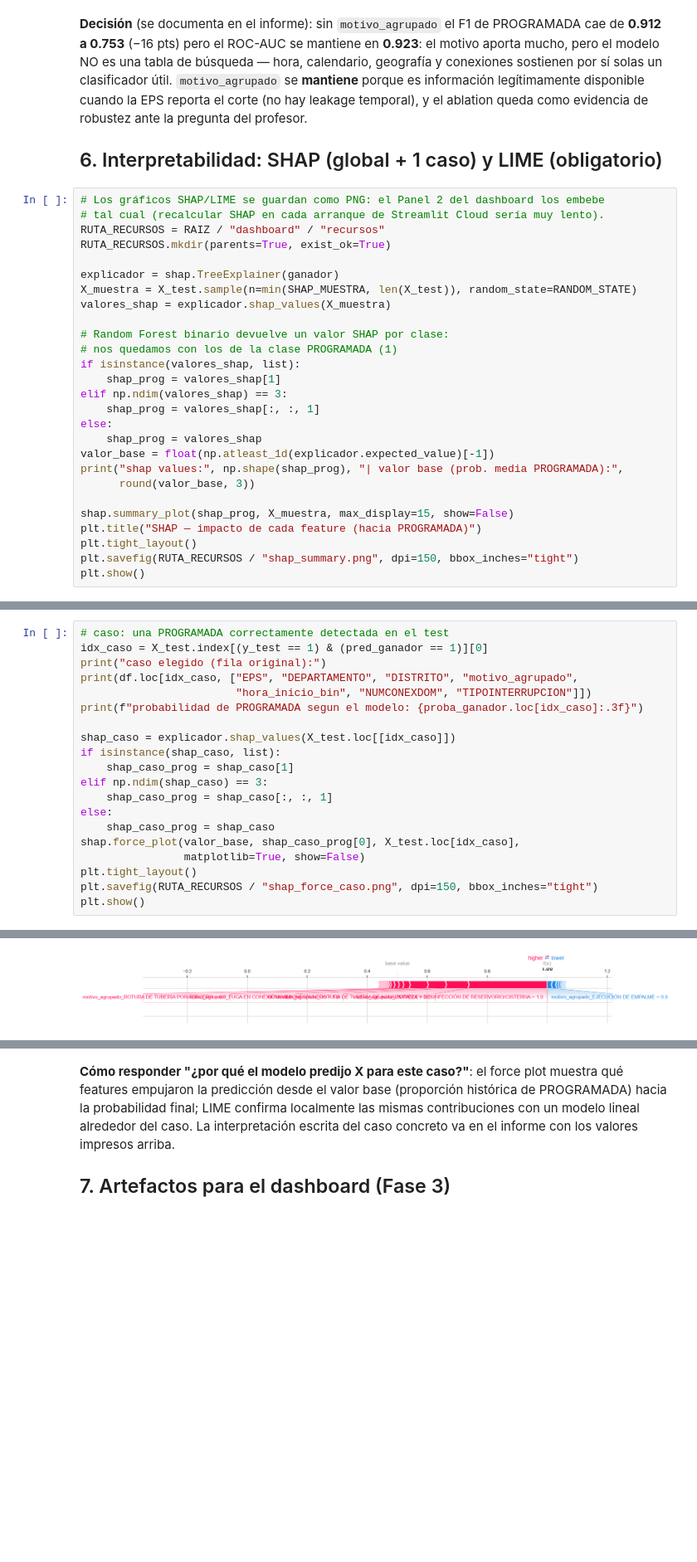
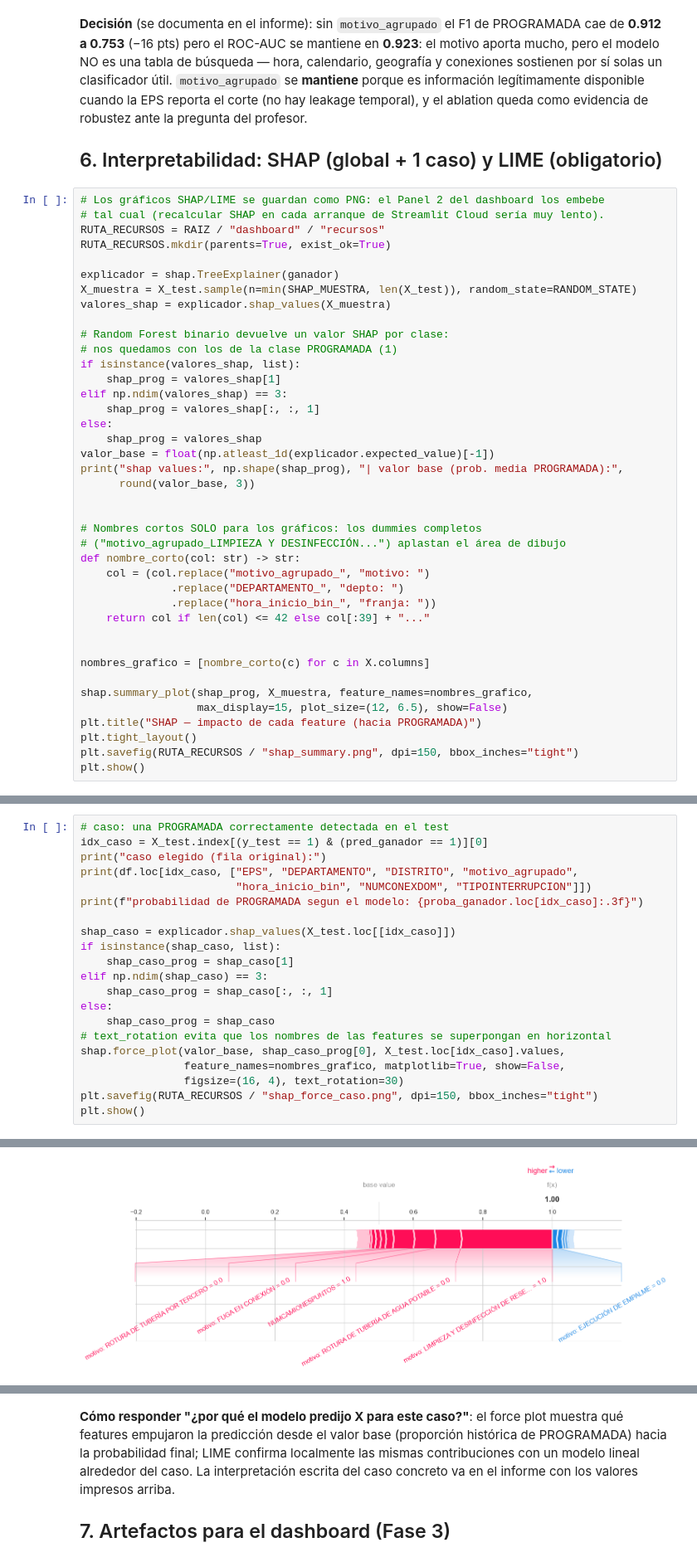
Before and after one commit to flyreh/datamining_final, a Jupyter notebook: notebooks/03_clasificacion.ipynb, the cells around one changed output, grey strips where cells are left out. Shown at 83% size. Cells and saved outputs as stored; diff of their text form; blank space fills up the shorter version.

```diff
--- a/notebooks/03_clasificacion.ipynb
+++ b/notebooks/03_clasificacion.ipynb
@@ -329,7 +329,20 @@ valor_base = float(np.atleast_1d(explicador.expected_value)[-1])
 print("shap values:", np.shape(shap_prog), "| valor base (prob. media PROGRAMADA):",
       round(valor_base, 3))
 
-shap.summary_plot(shap_prog, X_muestra, max_display=15, show=False)
+
+# Nombres cortos SOLO para los gráficos: los dummies completos
+# ("motivo_agrupado_LIMPIEZA Y DESINFECCIÓN...") aplastan el área de dibujo
+def nombre_corto(col: str) -> str:
+    col = (col.replace("motivo_agrupado_", "motivo: ")
+              .replace("DEPARTAMENTO_", "depto: ")
+              .replace("hora_inicio_bin_", "franja: "))
+    return col if len(col) <= 42 else col[:39] + "..."
+
+
+nombres_grafico = [nombre_corto(c) for c in X.columns]
+
+shap.summary_plot(shap_prog, X_muestra, feature_names=nombres_grafico,
+                  max_display=15, plot_size=(12, 6.5), show=False)
 plt.title("SHAP — impacto de cada feature (hacia PROGRAMADA)")
 plt.tight_layout()
 plt.savefig(RUTA_RECURSOS / "shap_summary.png", dpi=150, bbox_inches="tight")
@@ -348,35 +362,36 @@ plt.show()
 # %%
 # caso: una PROGRAMADA correctamente detectada en el test
 idx_caso = X_test.index[(y_test == 1) & (pred_ganador == 1)][0]
 print("caso elegido (fila original):")
 print(df.loc[idx_caso, ["EPS", "DEPARTAMENTO", "DISTRITO", "motivo_agrupado",
                         "hora_inicio_bin", "NUMCONEXDOM", "TIPOINTERRUPCION"]])
 print(f"probabilidad de PROGRAMADA segun el modelo: {proba_ganador.loc[idx_caso]:.3f}")
 
 shap_caso = explicador.shap_values(X_test.loc[[idx_caso]])
 if isinstance(shap_caso, list):
     shap_caso_prog = shap_caso[1]
 elif np.ndim(shap_caso) == 3:
     shap_caso_prog = shap_caso[:, :, 1]
 else:
     shap_caso_prog = shap_caso
-shap.force_plot(valor_base, shap_caso_prog[0], X_test.loc[idx_caso],
-                matplotlib=True, show=False)
-plt.tight_layout()
+# text_rotation evita que los nombres de las features se superpongan en horizontal
+shap.force_plot(valor_base, shap_caso_prog[0], X_test.loc[idx_caso].values,
+                feature_names=nombres_grafico, matplotlib=True, show=False,
+                figsize=(16, 4), text_rotation=30)
 plt.savefig(RUTA_RECURSOS / "shap_force_caso.png", dpi=150, bbox_inches="tight")
 plt.show()
 # %% [output]
 caso elegido (fila original):
 EPS                                                        SEDAPAL
 DEPARTAMENTO                                                  LIMA
 DISTRITO                                    SAN JUAN DE LURIGANCHO
 motivo_agrupado     LIMPIEZA Y DESINFECCIÓN DE RESERVORIO/CISTERNA
 hora_inicio_bin                                             MANANA
 NUMCONEXDOM                                                 2014.0
 TIPOINTERRUPCION                                        PROGRAMADA
 Name: 6000, dtype: object
 probabilidad de PROGRAMADA segun el modelo: 1.000
-[figure, old version]
+[figure, new version]
 # %%
 explicador_lime = LimeTabularExplainer(
     training_data=X_train.values,
```
Also changed, not shown: parts of 4 cells of this notebook, 7 other files.
